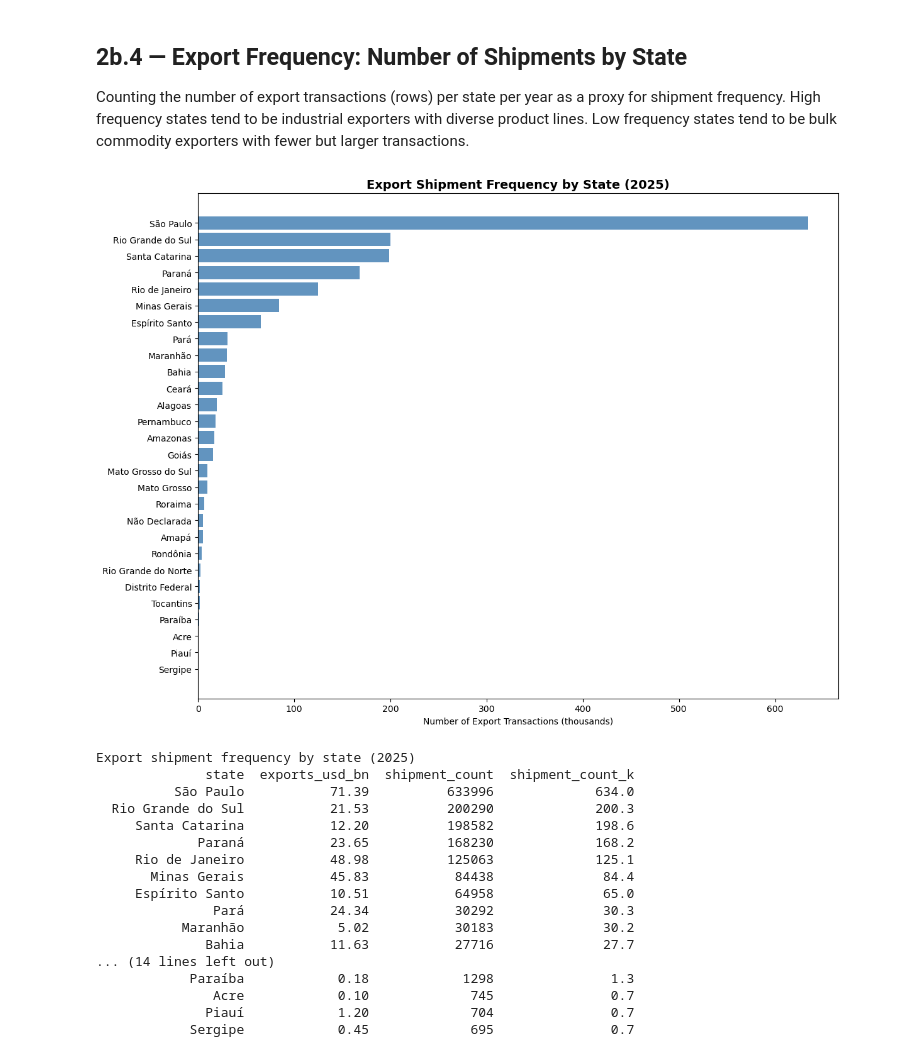
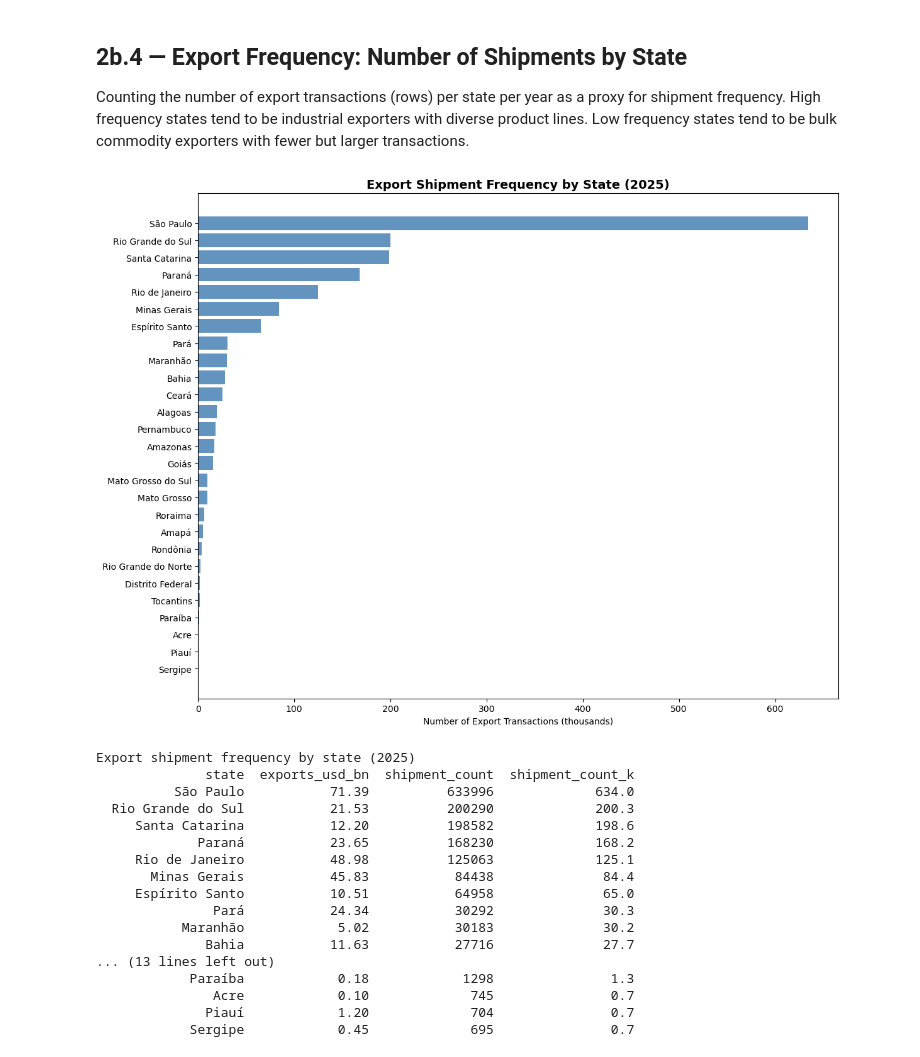
Before and after one commit to Eduardo-kohn/brazil-state-trade-analysis, a Jupyter notebook: SRC/Analysis/step2b_advanced_competitiveness.ipynb, the cells around one changed output. Drawn from its saved outputs; the diff is of its cells as text; code cells hidden in the pictures.

```diff
--- a/SRC/Analysis/step2b_advanced_competitiveness.ipynb
+++ b/SRC/Analysis/step2b_advanced_competitiveness.ipynb
@@ -23,6 +23,7 @@ import os
 from pathlib import Path
 from sqlalchemy import create_engine
 from dotenv import load_dotenv
+from scipy import stats
 
 dotenv_path = Path(r"C:\Users\e_koh\Downloads\State Analysis\brazil-state-trade-analysis\.env")
 load_dotenv(dotenv_path, override=True)
@@ -61,6 +62,8 @@ query_state_totals = f"""
     ORDER BY exports_usd DESC
 """
 df_state = pd.read_sql(query_state_totals, engine)
+## Remove non-geographic entries — these are not real states and distort all analyses
+df_state = df_state[~df_state['state'].isin(['Não Declarada', 'Exterior'])]
 df_state['exports_usd_bn'] = (df_state['exports_usd'] / 1e9).round(2)
 df_state['imports_usd_bn'] = (df_state['imports_usd'] / 1e9).round(2)
 print(f"State totals loaded: {len(df_state)} states")
@@ -97,6 +100,9 @@ query_rca = f"""
 """
 
 df_rca_raw = pd.read_sql(query_rca, engine)
+
+## Remove non-geographic entries carried over from df_rca_raw
+df_rca_raw = df_rca_raw[~df_rca_raw['state'].isin(['Não Declarada', 'Exterior'])]
 
 ## State total exports
 state_totals = df_rca_raw.groupby('uf')['exports_usd'].sum().rename('state_total')
@@ -384,34 +711,35 @@ query_freq = f"""
            SUM(e."KG_LIQUIDO") AS total_kg,
            SUM(e."QT_ESTAT") AS total_units
     FROM exp e
     JOIN uf u ON e."SG_UF_NCM" = u.sigla
     WHERE e."CO_ANO" = {MAX_YEAR}
     GROUP BY e."SG_UF_NCM", u.nome_estado
     ORDER BY shipment_count DESC
 """
 
 df_freq = pd.read_sql(query_freq, engine)
+df_freq = df_freq[~df_freq['state'].isin(['Não Declarada', 'Exterior'])]
 df_freq['exports_usd_bn']    = (df_freq['exports_usd'] / 1e9).round(2)
 df_freq['shipment_count_k']  = (df_freq['shipment_count'] / 1000).round(1)
 
 df_freq_plot = df_freq.sort_values('shipment_count', ascending=True)
 
 fig, ax = plt.subplots(figsize=(12, 9))
 ax.barh(df_freq_plot['state'], df_freq_plot['shipment_count_k'],
         color='steelblue', alpha=0.85)
 ax.set_title(f'Export Shipment Frequency by State ({MAX_YEAR})',
              fontsize=14, fontweight='bold')
 ax.set_xlabel('Number of Export Transactions (thousands)')
 plt.tight_layout()
 plt.savefig('output_2b4_shipment_frequency.png', dpi=150)
 plt.show()
 
 print(f"\nExport shipment frequency by state ({MAX_YEAR})")
 print(df_freq[['state', 'exports_usd_bn', 'shipment_count', 'shipment_count_k']]
       .sort_values('shipment_count', ascending=False)
       .to_string(index=False))
 # %% [output]
-[figure, old version]
+[figure, new version]
 Export shipment frequency by state (2025)
               state  exports_usd_bn  shipment_count  shipment_count_k
           São Paulo           71.39          633996             634.0
@@ -424,7 +752,7 @@ Export shipment frequency by state (2025)
                Pará           24.34           30292              30.3
            Maranhão            5.02           30183              30.2
               Bahia           11.63           27716              27.7
-... (14 lines left out)
+... (13 lines left out)
             Paraíba            0.18            1298               1.3
                Acre            0.10             745               0.7
               Piauí            1.20             704               0.7
```
Also changed, not shown: parts of 31 cells of this notebook.
